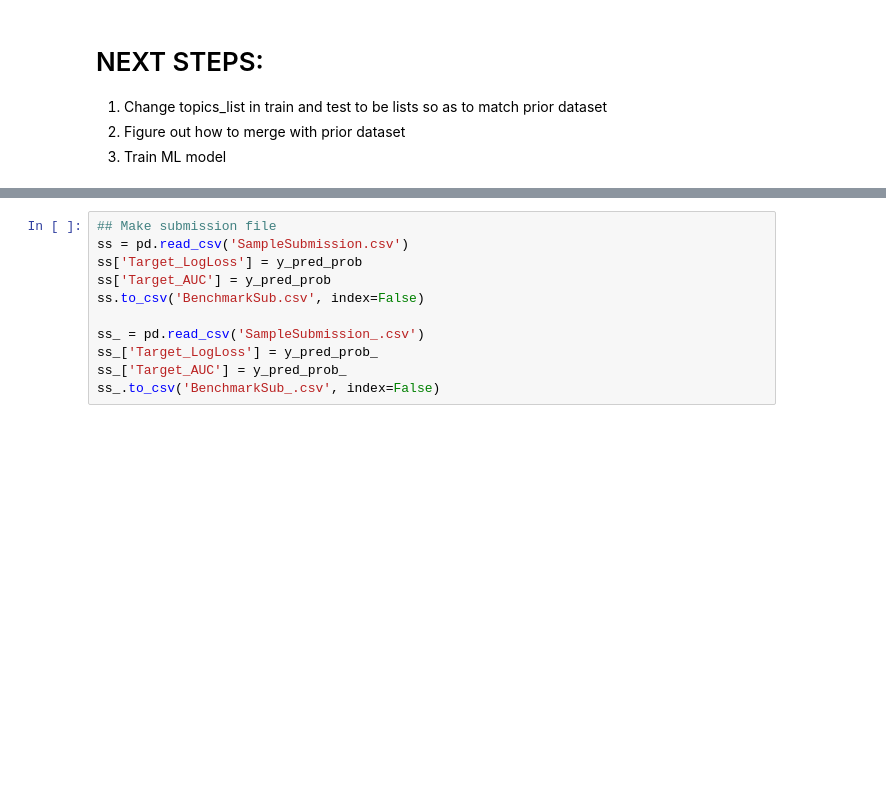
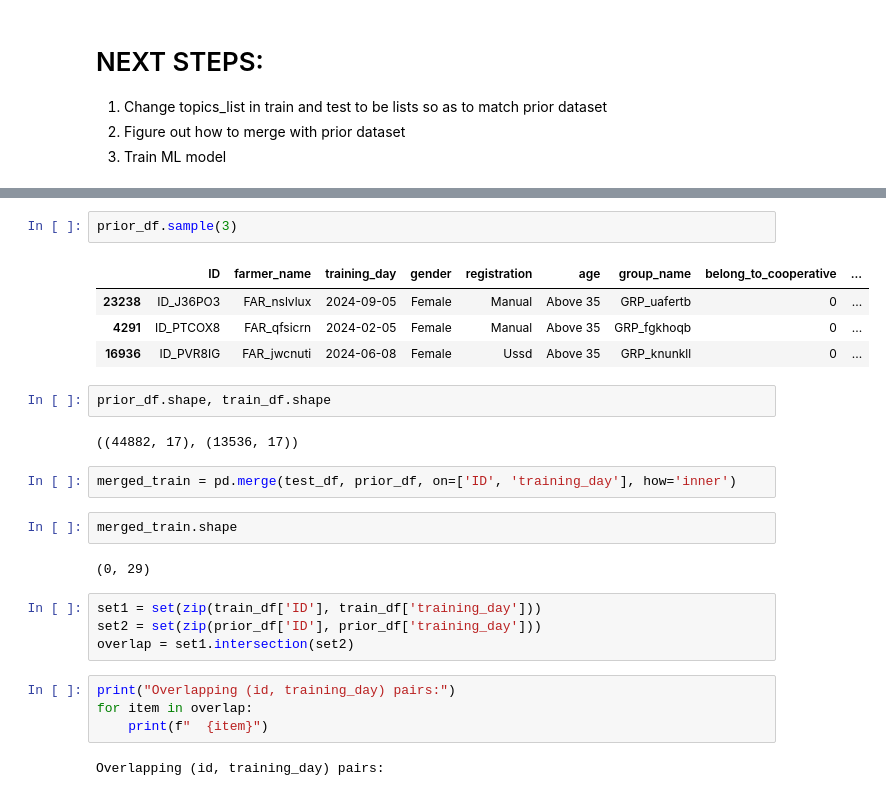
Before and after one commit to waigwamacha/digicow, a Jupyter notebook: digicow/notebooks/exploratory_analysis.ipynb, the cells around one changed output, grey strips where cells are left out. Cells and saved outputs as stored; diff of their text form; blank space fills up the shorter version.

```diff
--- a/digicow/notebooks/exploratory_analysis.ipynb
+++ b/digicow/notebooks/exploratory_analysis.ipynb
@@ -616,11 +424,27 @@ Results:
-# %%
-## Make submission file
-ss = pd.read_csv('SampleSubmission.csv')
-ss['Target_LogLoss'] = y_pred_prob
-ss['Target_AUC'] = y_pred_prob
-ss.to_csv('BenchmarkSub.csv', index=False)
-
-ss_ = pd.read_csv('SampleSubmission_.csv')
-ss_['Target_LogLoss'] = y_pred_prob_
-ss_['Target_AUC'] = y_pred_prob_
-ss_.to_csv('BenchmarkSub_.csv', index=False)
+# %%
+prior_df.sample(3)
+# %% [output]
+|  | ID | farmer_name | training_day | gender | registration | age | group_name | belong_to_cooperative | ... |
+| 23238 | ID_J36PO3 | FAR_nslvlux | 2024-09-05 | Female | Manual | Above 35 | GRP_uafertb | 0 | ... |
+| 4291 | ID_PTCOX8 | FAR_qfsicrn | 2024-02-05 | Female | Manual | Above 35 | GRP_fgkhoqb | 0 | ... |
+| 16936 | ID_PVR8IG | FAR_jwcnuti | 2024-06-08 | Female | Ussd | Above 35 | GRP_knunkll | 0 | ... |
+# %%
+prior_df.shape, train_df.shape
+# %% [output]
+((44882, 17), (13536, 17))
+# %%
+merged_train = pd.merge(test_df, prior_df, on=['ID', 'training_day'], how='inner')
+# %%
+merged_train.shape
+# %% [output]
+(0, 29)
+# %%
+set1 = set(zip(train_df['ID'], train_df['training_day']))
+set2 = set(zip(prior_df['ID'], prior_df['training_day']))
+overlap = set1.intersection(set2)
+# %%
+print("Overlapping (id, training_day) pairs:")
+for item in overlap:
+    print(f"  {item}")
+# %% [output]
+Overlapping (id, training_day) pairs:
```
Also changed, not shown: parts of 81 cells of this notebook, 10 other files.
